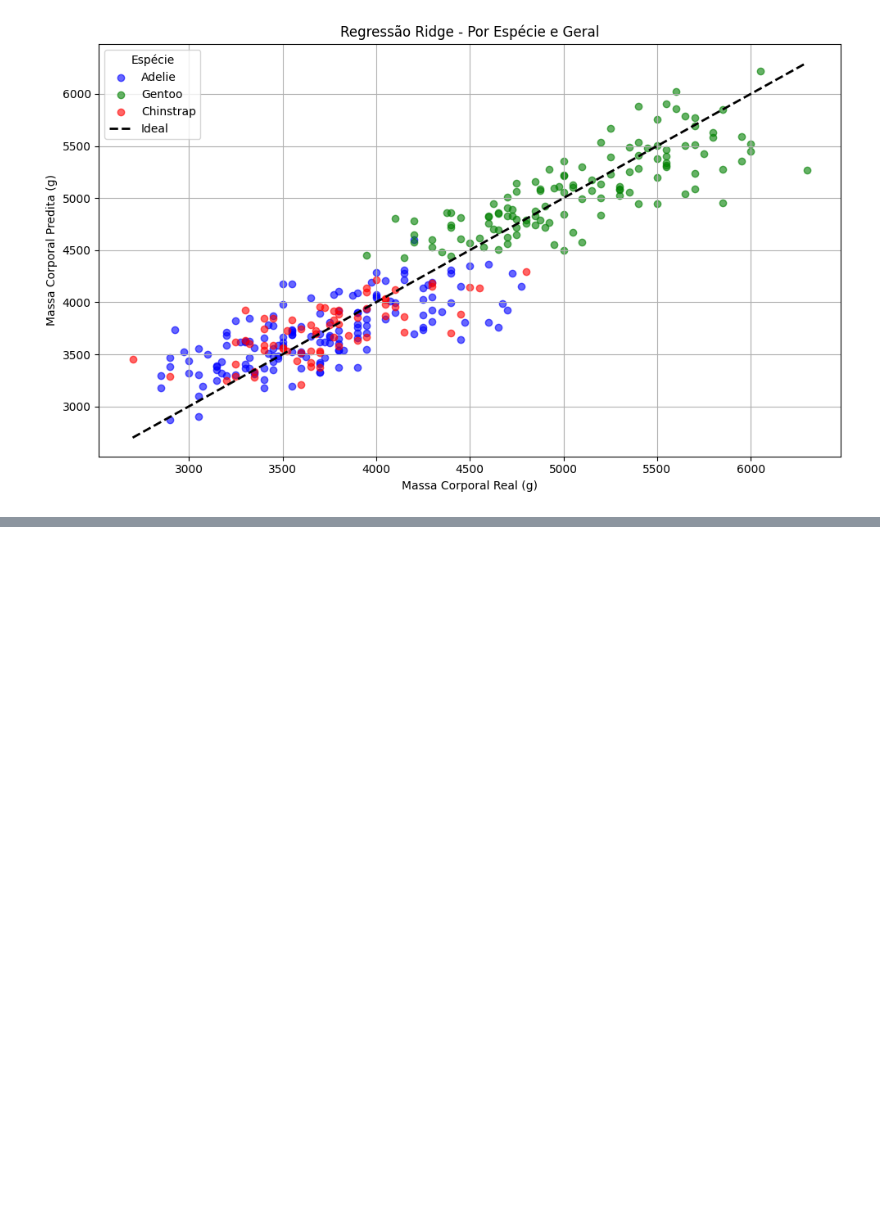
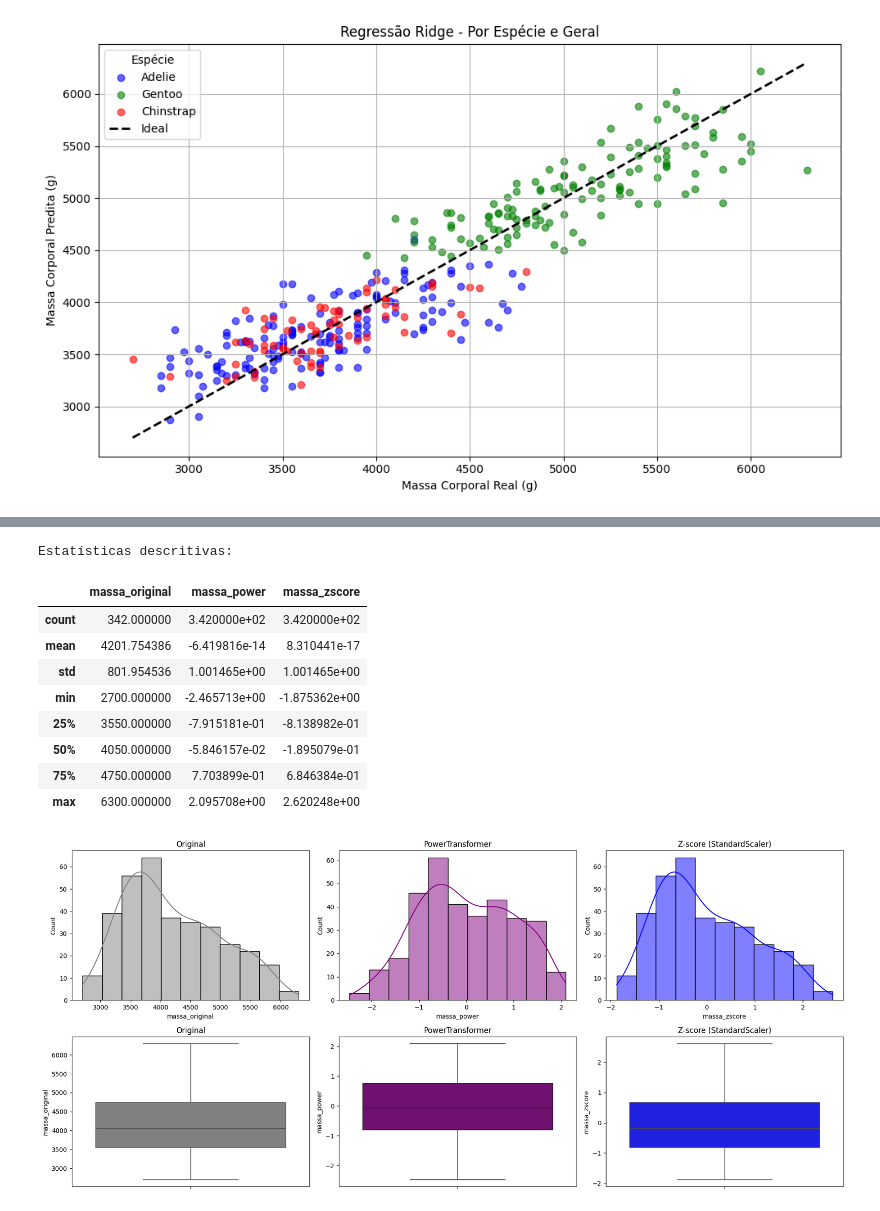
Before and after one commit to EstevezCodando/ml_infnet, a Jupyter notebook: TP1/Tp1.ipynb, the cells around one changed output, grey strips where cells are left out. Drawn from its saved outputs; the diff is of its cells as text; code cells hidden in the pictures; blank space fills up the shorter version.

```diff
--- a/TP1/Tp1.ipynb
+++ b/TP1/Tp1.ipynb
@@ -402,0 +437,61 @@ plt.show()
+# %%
+
+# 1. Carregando os dados
+df = load_penguins()
+variavel = 'body_mass_g'
+df = df[[variavel]].dropna()
+
+# 2. Aplicando PowerTransformer (método padrão é yeo-johnson)
+power_transformer = PowerTransformer(standardize=True)
+massa_power = power_transformer.fit_transform(df[[variavel]])
+
+# 3. Aplicando StandardScaler (Z-score)
+scaler = StandardScaler()
+massa_zscore = scaler.fit_transform(df[[variavel]])
+
+# 4. Adicionando as transformações ao dataframe
+df['massa_original'] = df[variavel]
+df['massa_power'] = massa_power
+df['massa_zscore'] = massa_zscore
+
+# 5. Estatísticas descritivas
+print("Estatísticas descritivas:")
+display(df[['massa_original', 'massa_power', 'massa_zscore']].describe())
+
+# 6. Visualizações
+fig, axs = plt.subplots(2, 3, figsize=(18, 8))
+
+# Histogramas
+sns.histplot(df['massa_original'], kde=True, ax=axs[0, 0], color='gray')
+axs[0, 0].set_title("Original")
+
+sns.histplot(df['massa_power'], kde=True, ax=axs[0, 1], color='purple')
+axs[0, 1].set_title("PowerTransformer")
+
+sns.histplot(df['massa_zscore'], kde=True, ax=axs[0, 2], color='blue')
+axs[0, 2].set_title("Z-score (StandardScaler)")
+
+# Boxplots
+sns.boxplot(y=df['massa_original'], ax=axs[1, 0], color='gray')
+axs[1, 0].set_title("Original")
+
+sns.boxplot(y=df['massa_power'], ax=axs[1, 1], color='purple')
+axs[1, 1].set_title("PowerTransformer")
+
+sns.boxplot(y=df['massa_zscore'], ax=axs[1, 2], color='blue')
+axs[1, 2].set_title("Z-score (StandardScaler)")
+
+plt.tight_layout()
+plt.show()
+# %% [output]
+Estatísticas descritivas:
+|  | massa_original | massa_power | massa_zscore |
+| count | 342.000000 | 3.420000e+02 | 3.420000e+02 |
+| mean | 4201.754386 | -6.419816e-14 | 8.310441e-17 |
+| std | 801.954536 | 1.001465e+00 | 1.001465e+00 |
+| min | 2700.000000 | -2.465713e+00 | -1.875362e+00 |
+| 25% | 3550.000000 | -7.915181e-01 | -8.138982e-01 |
+| 50% | 4050.000000 | -5.846157e-02 | -1.895079e-01 |
+| 75% | 4750.000000 | 7.703899e-01 | 6.846384e-01 |
+| max | 6300.000000 | 2.095708e+00 | 2.620248e+00 |
+[figure, added]
```
Also changed, not shown: parts of 3 cells of this notebook.
